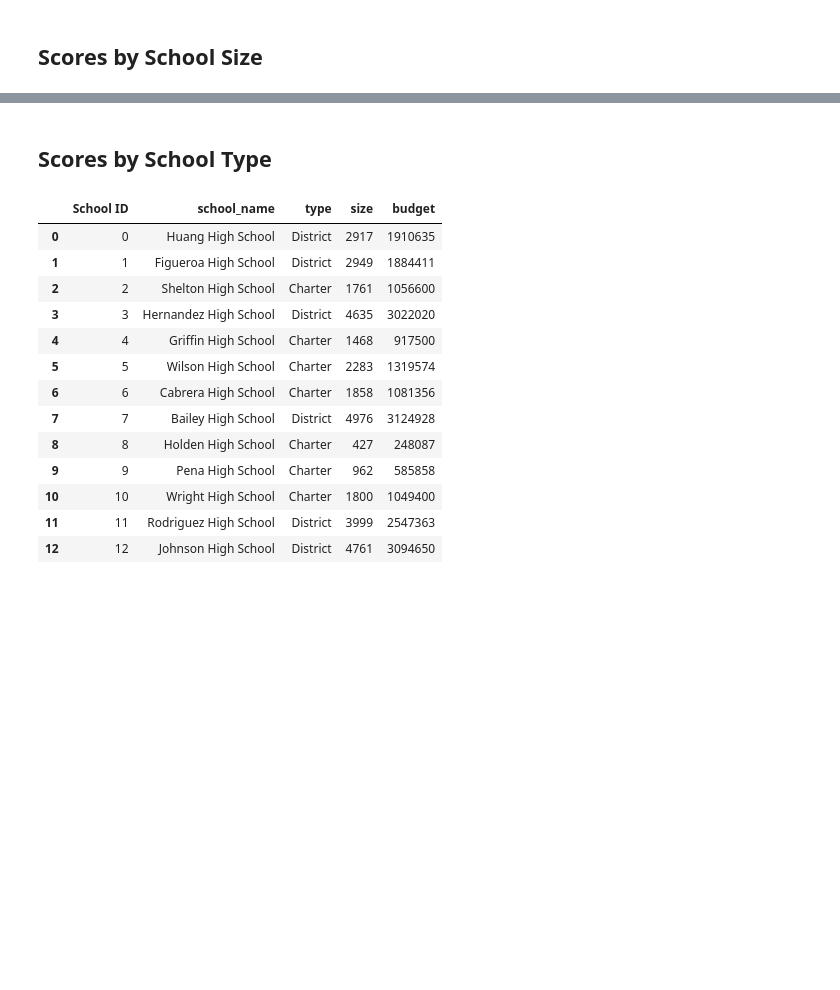
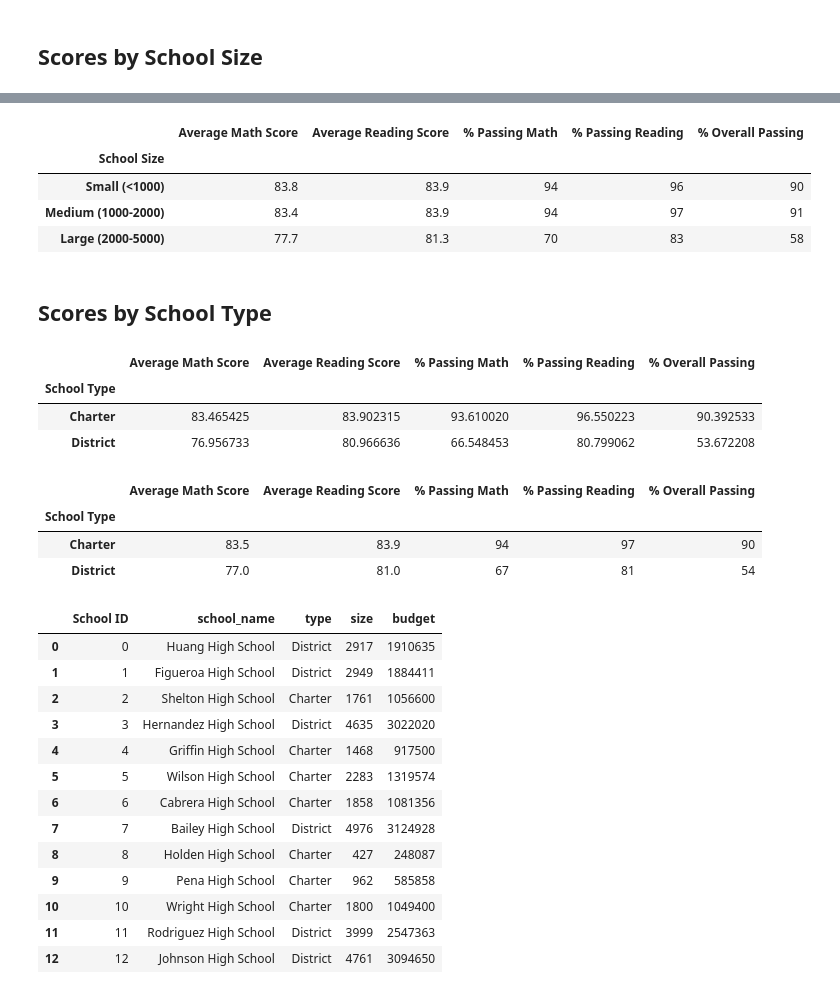
Before and after one commit to juliomeza/School_District_Analysis, a Jupyter notebook: PyCitySchools_Challenge_testing.ipynb, the cells around one changed output, grey strips where cells are left out. Cells and saved outputs as stored; diff of their text form; code cells hidden in the pictures; blank space fills up the shorter version.

```diff
--- a/PyCitySchools_Challenge_testing.ipynb
+++ b/PyCitySchools_Challenge_testing.ipynb
@@ -589,5 +637,18 @@ school_spending_df
 # %%
 # Format the DataFrame
+school_size_df['Average Math Score'] = school_size_df['Average Math Score'].map('{:.1f}'.format)
+school_size_df['Average Reading Score'] = school_size_df['Average Reading Score'].map('{:.1f}'.format)
+school_size_df['% Passing Math'] = school_size_df['% Passing Math'].map('{:.0f}'.format)
+school_size_df['% Passing Reading'] = school_size_df['% Passing Reading'].map('{:.0f}'.format)
+school_size_df['% Overall Passing'] = school_size_df['% Overall Passing'].map('{:.0f}'.format)
+
+school_size_df
+# %% [output]
+|  | Average Math Score | Average Reading Score | % Passing Math | % Passing Reading | % Overall Passing |
+| School Size |  |  |  |  |  |
+| Small (<1000) | 83.8 | 83.9 | 94 | 96 | 90 |
+| Medium (1000-2000) | 83.4 | 83.9 | 94 | 97 | 91 |
+| Large (2000-5000) | 77.7 | 81.3 | 70 | 83 | 58 |
 # %% [markdown]
 ## Scores by School Type
 # %%
@@ -595,7 +661,32 @@ school_spending_df
 # %%
 # Assemble into DataFrame.
+school_type_df = pd.DataFrame({
+    'Average Math Score': type_math,
+    'Average Reading Score': type_reading,
+    '% Passing Math': type_passing_math,
+    '% Passing Reading': type_passing_reading,
+    '% Overall Passing': type_passing_overall})
+
+school_type_df
+# %% [output]
+|  | Average Math Score | Average Reading Score | % Passing Math | % Passing Reading | % Overall Passing |
+| School Type |  |  |  |  |  |
+| Charter | 83.465425 | 83.902315 | 93.610020 | 96.550223 | 90.392533 |
+| District | 76.956733 | 80.966636 | 66.548453 | 80.799062 | 53.672208 |
 # %%
-# # Format the DataFrame
+# Format the DataFrame
+school_type_df['Average Math Score'] = school_type_df['Average Math Score'].map('{:.1f}'.format)
+school_type_df['Average Reading Score'] = school_type_df['Average Reading Score'].map('{:.1f}'.format)
+school_type_df['% Passing Math'] = school_type_df['% Passing Math'].map('{:.0f}'.format)
+school_type_df['% Passing Reading'] = school_type_df['% Passing Reading'].map('{:.0f}'.format)
+school_type_df['% Overall Passing'] = school_type_df['% Overall Passing'].map('{:.0f}'.format)
+
+school_type_df
+# %% [output]
+|  | Average Math Score | Average Reading Score | % Passing Math | % Passing Reading | % Overall Passing |
+| School Type |  |  |  |  |  |
+| Charter | 83.5 | 83.9 | 94 | 97 | 90 |
+| District | 77.0 | 81.0 | 67 | 81 | 54 |
 # %%
 import pandas as pd
 import os
```
Also changed, not shown: parts of 15 cells of this notebook.
